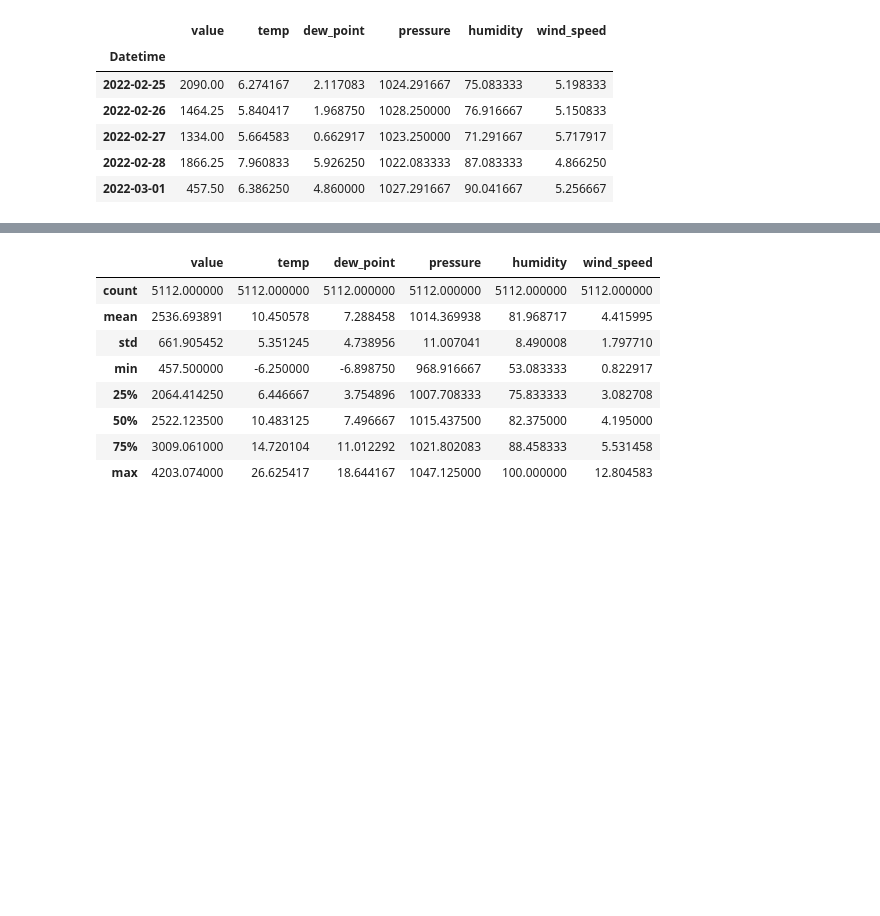
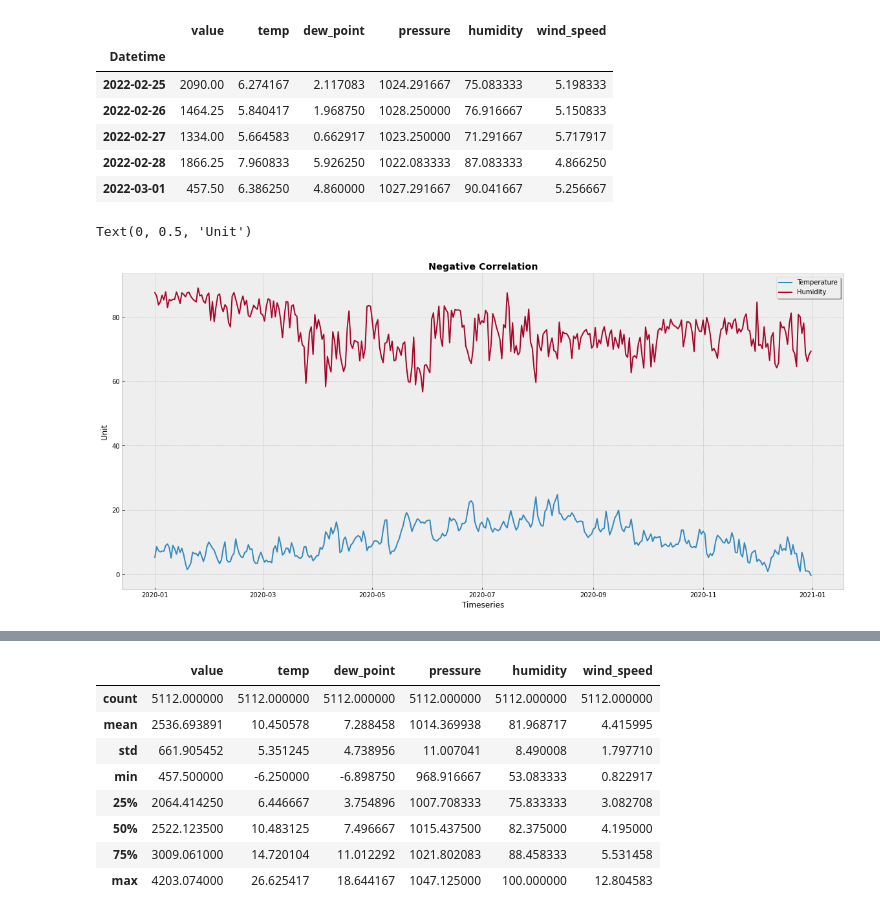
Before and after one commit to UsmanKolo/Master_Thesis, a Jupyter notebook: Notebooks/feature_importance.ipynb, the cells around one changed output, grey strips where cells are left out. Saved outputs shown, nothing was run; the diff lists cells and outputs as text; code cells hidden in the pictures; blank space fills up the shorter version.

```diff
--- a/Notebooks/feature_importance.ipynb
+++ b/Notebooks/feature_importance.ipynb
@@ -22,3 +22,13 @@ data.tail()
 | 2022-02-27 | 1334.00 | 5.664583 | 0.662917 | 1023.250000 | 71.291667 | 5.717917 |
 | 2022-02-28 | 1866.25 | 7.960833 | 5.926250 | 1022.083333 | 87.083333 | 4.866250 |
 | 2022-03-01 | 457.50 | 6.386250 | 4.860000 | 1027.291667 | 90.041667 | 5.256667 |
+# %%
+plt.plot(data.loc['2020']['temp'], label='Temperature')
+plt.plot(data.loc['2020']['humidity'], label='Humidity')
+plt.title('Negative Correlation', fontweight='bold')
+plt.legend(shadow=True)
+plt.xlabel('Timeseries')
+plt.ylabel('Unit')
+# %% [output]
+Text(0, 0.5, 'Unit')
+[figure, added]
```
Also changed, not shown: parts of 1 cell of this notebook, 1 other file.
